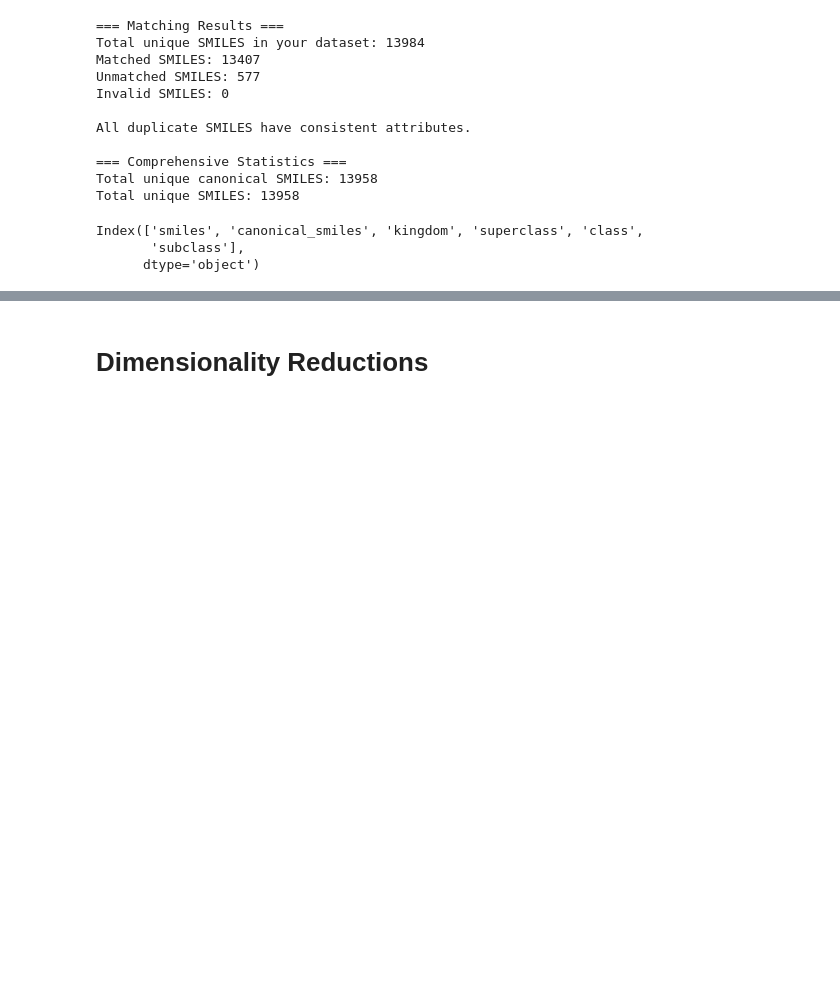
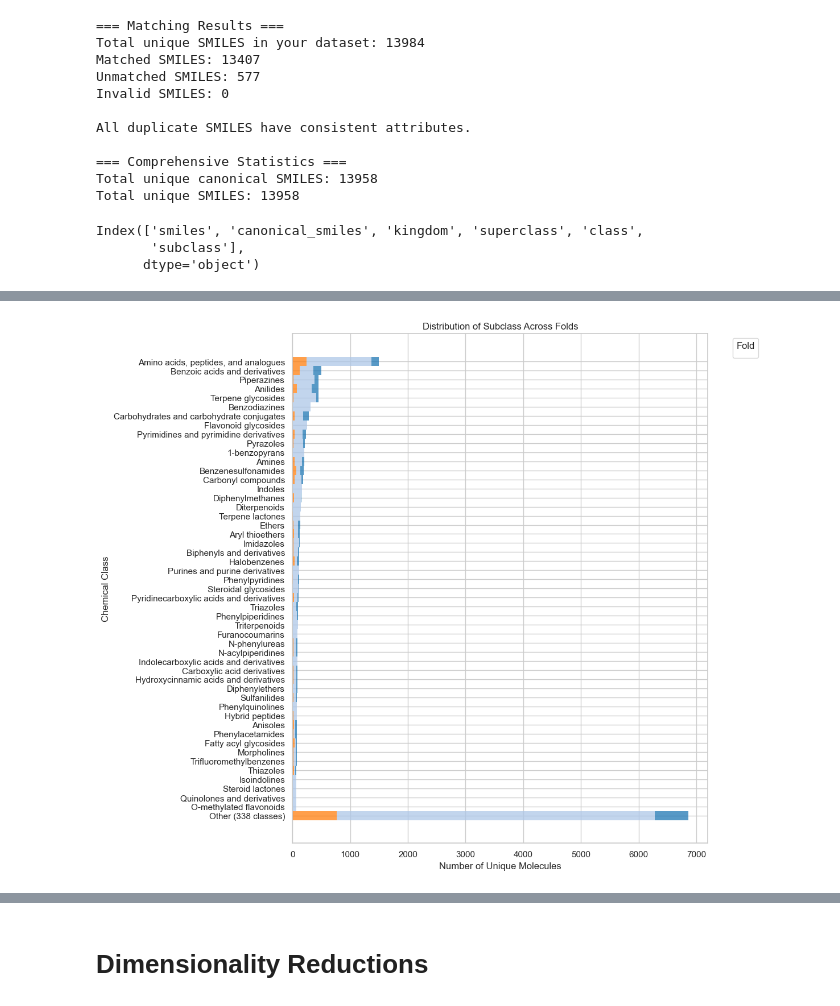
Before and after one commit to Jozefov/MassSpecGymMSn, a Jupyter notebook: notebooks/MSn/dataset_analysis/analysis_2.ipynb, the cells around one changed output, grey strips where cells are left out. Cells and saved outputs as stored; diff of their text form; code cells hidden in the pictures; blank space fills up the shorter version.

```diff
--- a/notebooks/MSn/dataset_analysis/analysis_2.ipynb
+++ b/notebooks/MSn/dataset_analysis/analysis_2.ipynb
@@ -782,0 +584,4 @@ Invalid SMILES DataFrame: (0, 44)
+# %%
+plot_class_distribution(merged_df, 'subclass', top_n=50, output_svg=False)
+# %% [output]
+[figure, added]
```
Also changed, not shown: parts of 52 cells of this notebook, 1 other file.
